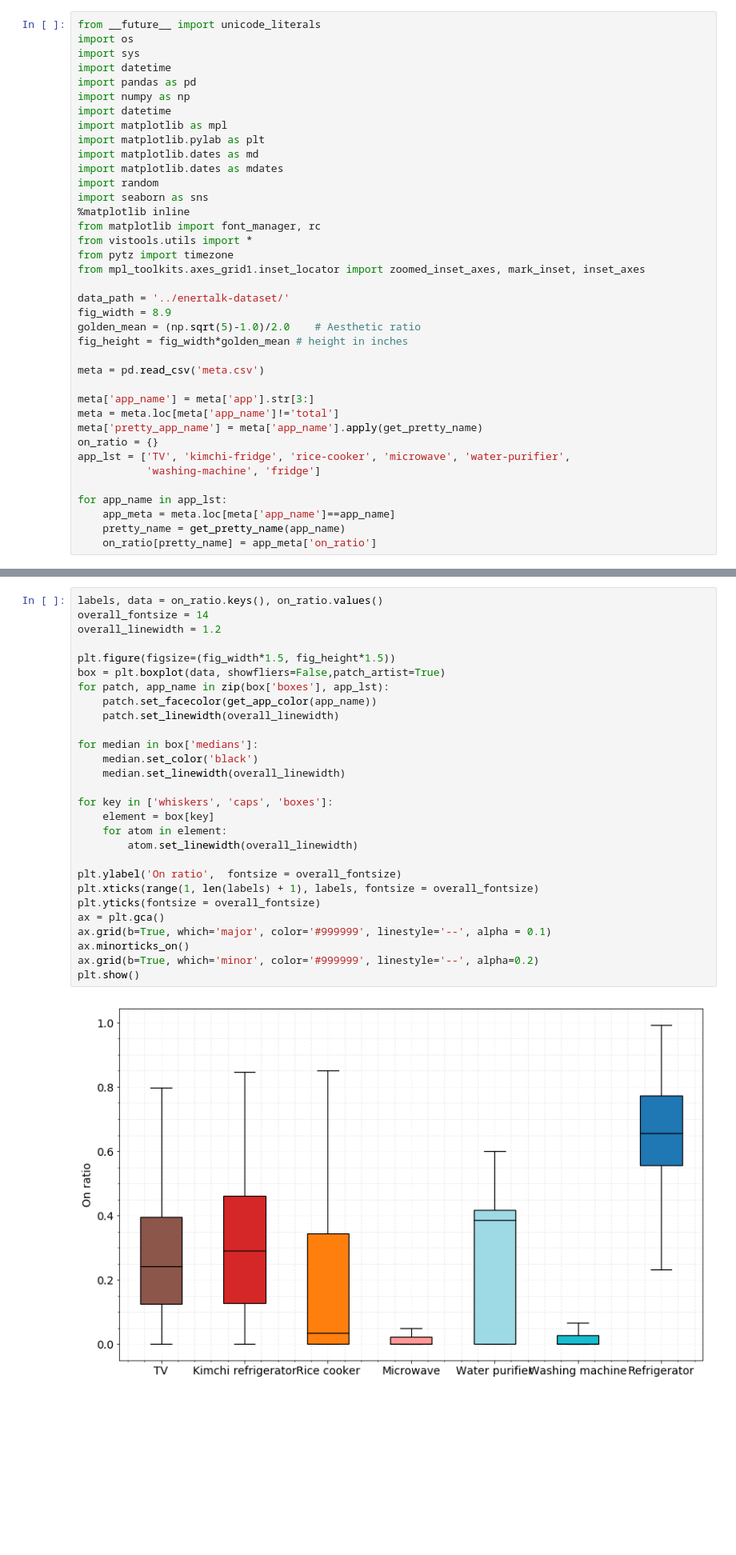
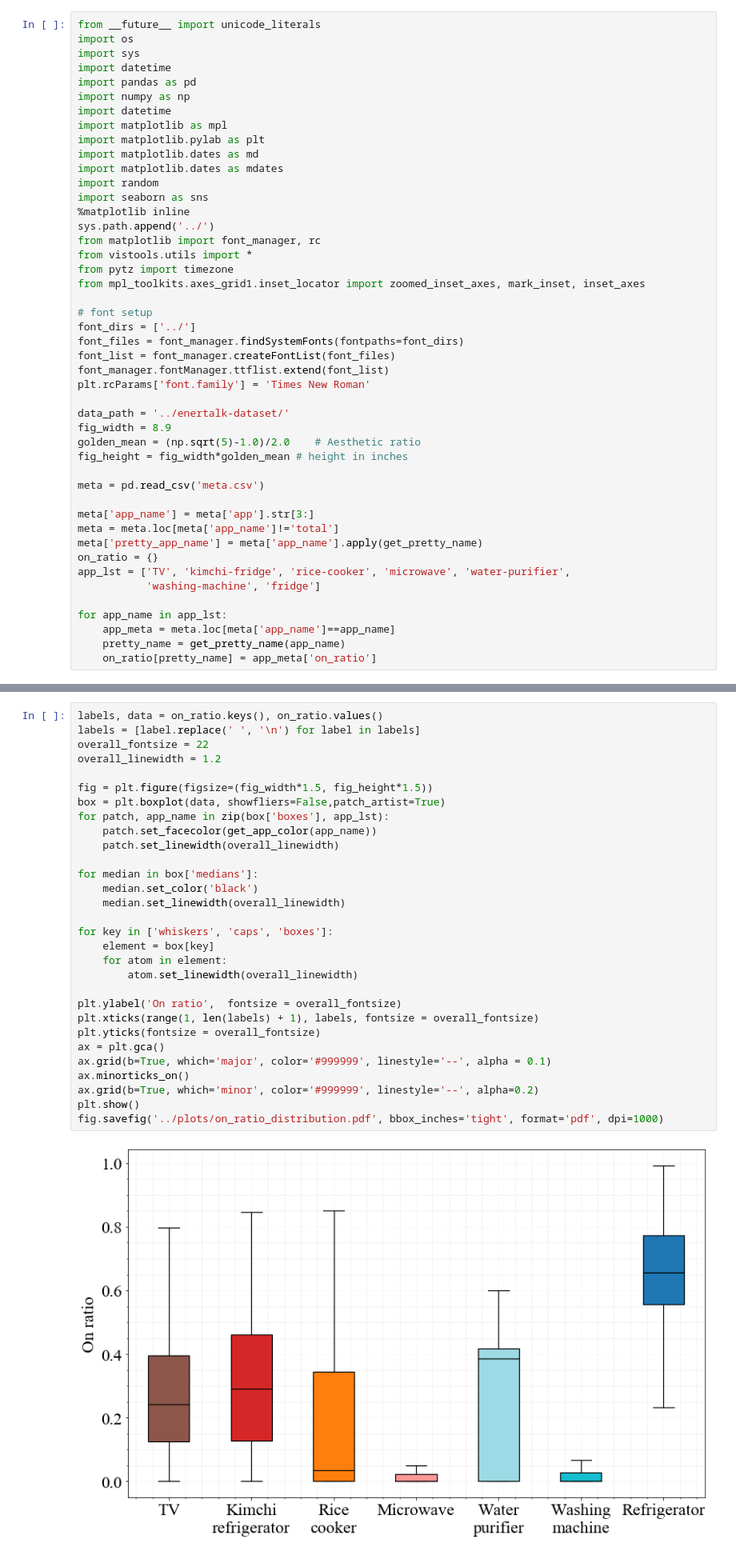
Before and after one commit to ch-shin/ENERTALK-dataset, a Jupyter notebook: notebooks/Fig10.ipynb, the cells around one changed output, grey strips where cells are left out. Shown: that part at 80% size. Drawn from its saved outputs; the diff is of its cells as text; blank space fills up the shorter version.

```diff
--- a/notebooks/Fig10.ipynb
+++ b/notebooks/Fig10.ipynb
@@ -15,10 +15,18 @@ import matplotlib.dates as mdates
 import random
 import seaborn as sns
 %matplotlib inline
+sys.path.append('../')
 from matplotlib import font_manager, rc
 from vistools.utils import *
 from pytz import timezone
 from mpl_toolkits.axes_grid1.inset_locator import zoomed_inset_axes, mark_inset, inset_axes
+
+# font setup
+font_dirs = ['../']
+font_files = font_manager.findSystemFonts(fontpaths=font_dirs)
+font_list = font_manager.createFontList(font_files)
+font_manager.fontManager.ttflist.extend(font_list)
+plt.rcParams['font.family'] = 'Times New Roman'
 
 data_path = '../enertalk-dataset/'
 fig_width = 8.9
@@ -42,31 +50,33 @@ for app_name in app_lst:
 # Visualize Figur 10. Box plot of daily on-ratio over the 22 houses.
 # %%
 labels, data = on_ratio.keys(), on_ratio.values()
-overall_fontsize = 14
+labels = [label.replace(' ', '\n') for label in labels]
+overall_fontsize = 22
 overall_linewidth = 1.2
 
-plt.figure(figsize=(fig_width*1.5, fig_height*1.5))
+fig = plt.figure(figsize=(fig_width*1.5, fig_height*1.5))
 box = plt.boxplot(data, showfliers=False,patch_artist=True)
 for patch, app_name in zip(box['boxes'], app_lst):
     patch.set_facecolor(get_app_color(app_name))
     patch.set_linewidth(overall_linewidth)
 
 for median in box['medians']:
     median.set_color('black')
     median.set_linewidth(overall_linewidth)
 
 for key in ['whiskers', 'caps', 'boxes']:
     element = box[key]
     for atom in element:
         atom.set_linewidth(overall_linewidth)
 
 plt.ylabel('On ratio',  fontsize = overall_fontsize)
 plt.xticks(range(1, len(labels) + 1), labels, fontsize = overall_fontsize)
 plt.yticks(fontsize = overall_fontsize)
 ax = plt.gca()
 ax.grid(b=True, which='major', color='#999999', linestyle='--', alpha = 0.1)
 ax.minorticks_on()
 ax.grid(b=True, which='minor', color='#999999', linestyle='--', alpha=0.2)
 plt.show()
+fig.savefig('../plots/on_ratio_distribution.pdf', bbox_inches='tight', format='pdf', dpi=1000)
 # %% [output]
-[figure, old version]
+[figure, new version]
```
Also changed, not shown: 27 other files.
